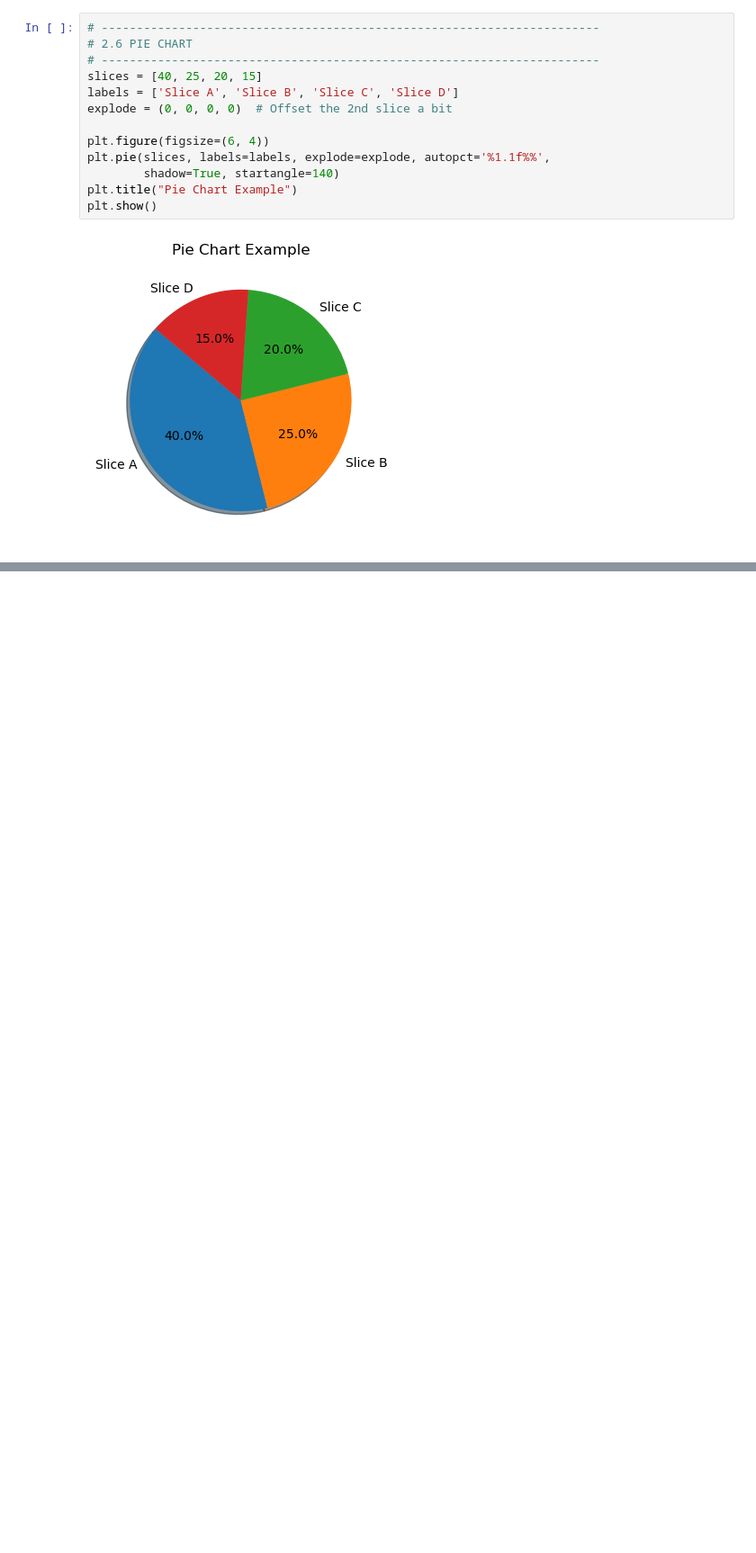
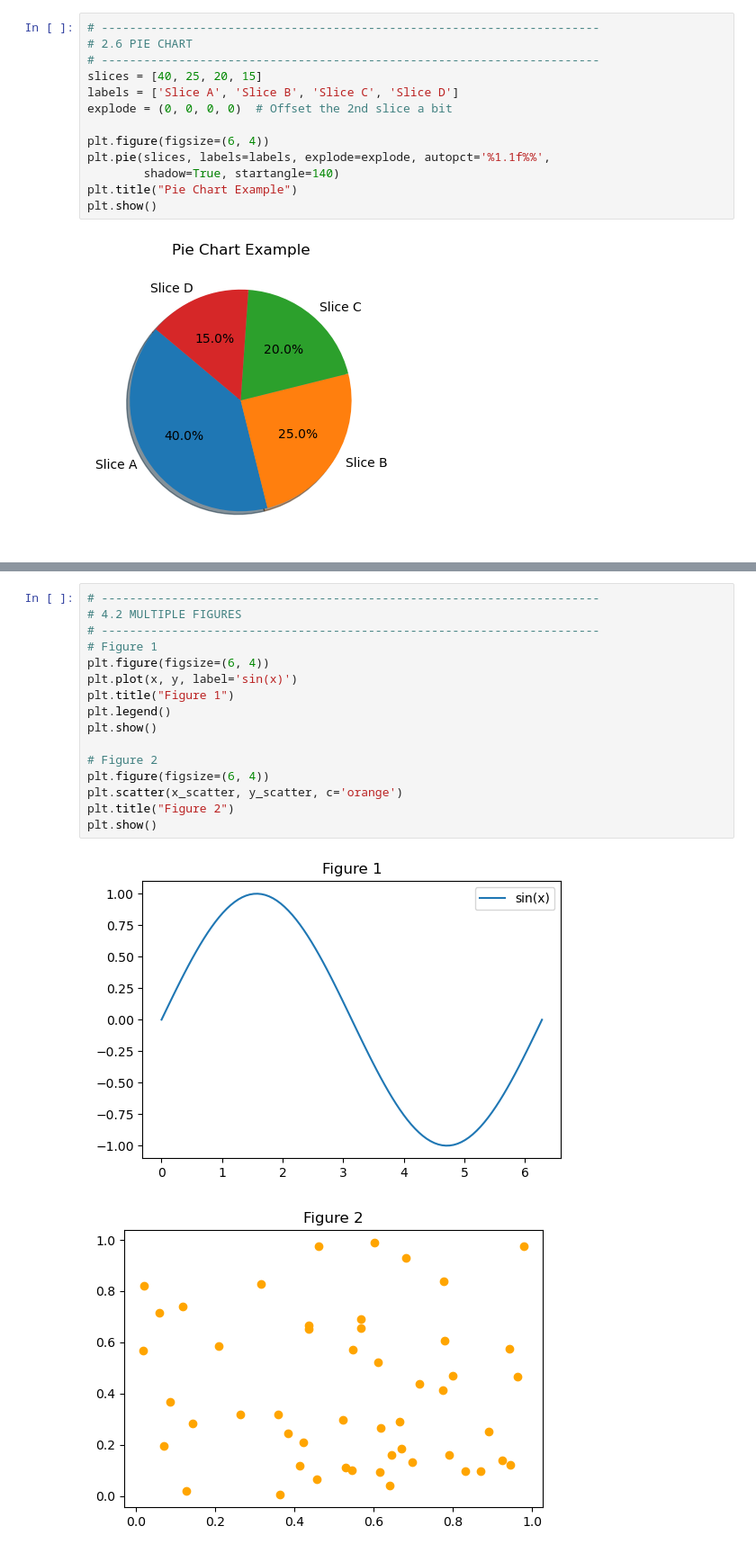
Before and after one commit to Pavanmahesh1432/Python_AgenticAI, a Jupyter notebook: Matplotlib_handson.ipynb, the cells around one changed output, grey strips where cells are left out. Shown at 90% size. Saved outputs shown, nothing was run; the diff lists cells and outputs as text; blank space fills up the shorter version.

```diff
--- a/Matplotlib_handson.ipynb
+++ b/Matplotlib_handson.ipynb
@@ -156,0 +231,19 @@ plt.show()
+# %%
+# -----------------------------------------------------------------------
+# 4.2 MULTIPLE FIGURES
+# -----------------------------------------------------------------------
+# Figure 1
+plt.figure(figsize=(6, 4))
+plt.plot(x, y, label='sin(x)')
+plt.title("Figure 1")
+plt.legend()
+plt.show()
+
+# Figure 2
+plt.figure(figsize=(6, 4))
+plt.scatter(x_scatter, y_scatter, c='orange')
+plt.title("Figure 2")
+plt.show()
+# %% [output]
+[figure, added]
+[figure, added]
```
Also changed, not shown: parts of 14 cells of this notebook.
